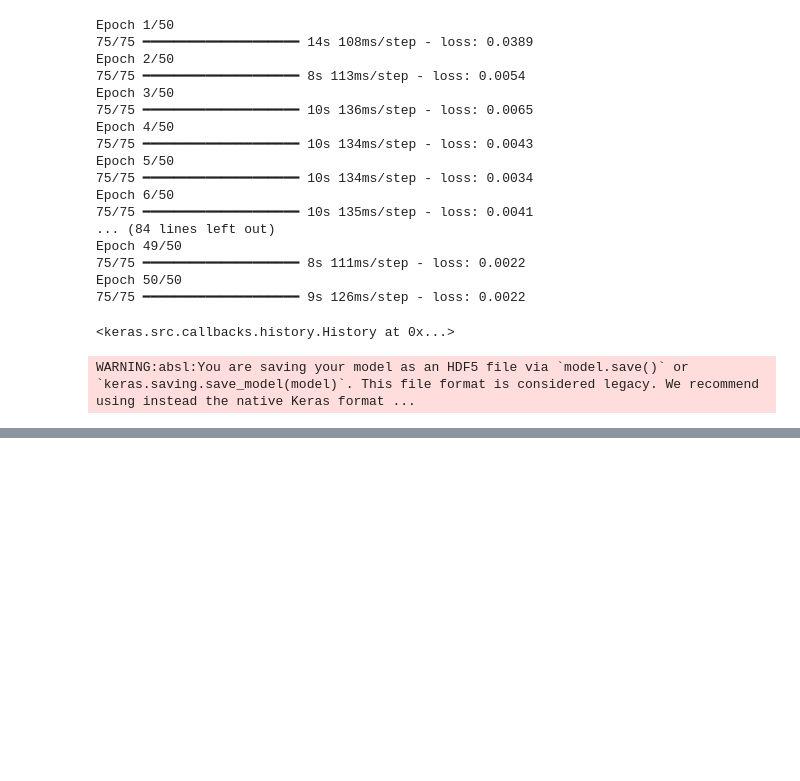
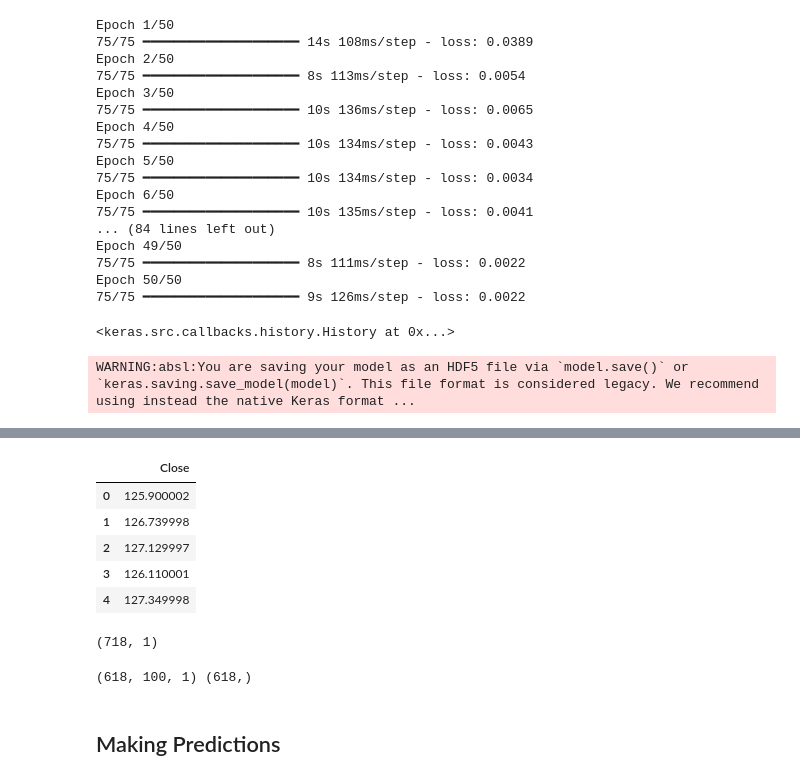
Before and after one commit to Jorge-Esteban/TFG, a Jupyter notebook: LSTM_model.ipynb, the cells around one changed output, grey strips where cells are left out. Drawn from its saved outputs; the diff is of its cells as text; code cells hidden in the pictures; blank space fills up the shorter version.

```diff
--- a/prueba.ipynb
+++ b/LSTM_model.ipynb
@@ -150,0 +160,18 @@ WARNING:absl:You are saving your model as an HDF5 file via `model.save()` or `ke
+# %%
+past_100_days = data_train.tail(100)
+# %%
+final_df = past_100_days._append(data_test, ignore_index=True)
+final_df.head()
+# %% [output]
+|  | Close |
+| 0 | 125.900002 |
+| 1 | 126.739998 |
+| 2 | 127.129997 |
+| 3 | 126.110001 |
+| 4 | 127.349998 |
+# %%
+input_data = scaler.fit_transform(final_df)
+input_data
+input_data.shape
+# %% [output]
+(718, 1)
@@ -150,0 +185,7 @@ WARNING:absl:You are saving your model as an HDF5 file via `model.save()` or `ke
+# %%
+x_test, y_test = np.array(x_test), np.array(y_test)
+print(x_test.shape, y_test.shape)
+# %% [output]
+(618, 100, 1) (618,)
+# %% [markdown]
+## Making Predictions ##
```
Also changed, not shown: parts of 9 cells of this notebook.
